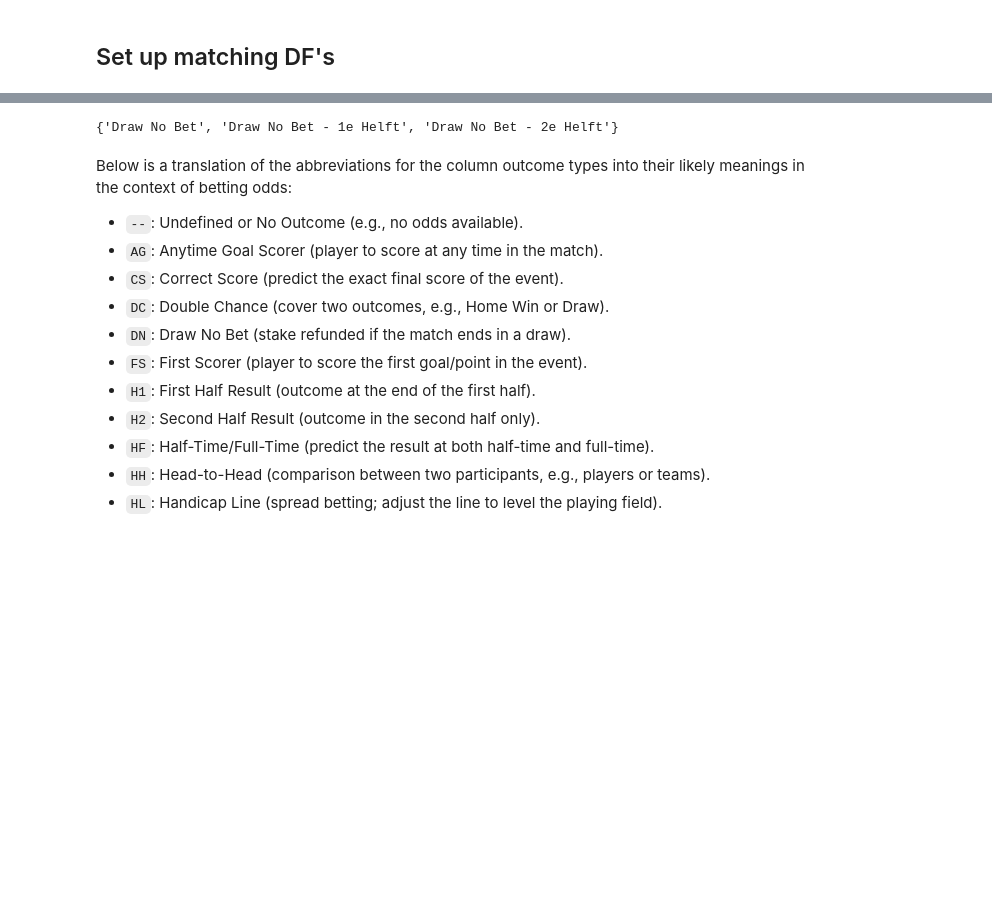
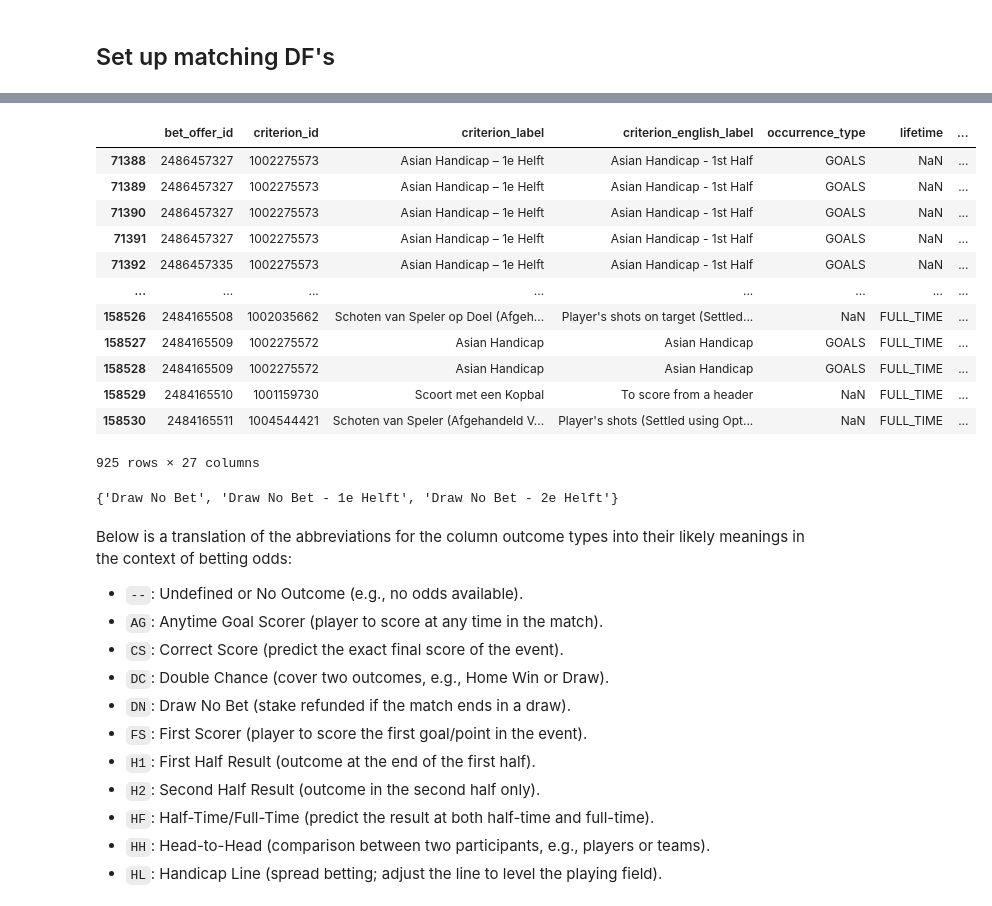
Before and after one commit to carpedimi/ArbitrageBets_sms, a Jupyter notebook: ArbSignal_Football_dev.ipynb, the cells around one changed output, grey strips where cells are left out. Saved outputs shown, nothing was run; the diff lists cells and outputs as text; code cells hidden in the pictures; blank space fills up the shorter version.

```diff
--- a/ArbSignal_Football_dev.ipynb
+++ b/ArbSignal_Football_dev.ipynb
@@ -34,3 +43,19 @@ kambi_raw_football = kambi_raw[kambi_raw['sport'] == 'FOOTBALL']
+# %%
+kambi_raw[kambi_raw['event_name'].str.contains('PSV')]
+# %% [output]
+|  | bet_offer_id | criterion_id | criterion_label | criterion_english_label | occurrence_type | lifetime | ... |
+| 71388 | 2486457327 | 1002275573 | Asian Handicap – 1e Helft | Asian Handicap - 1st Half | GOALS | NaN | ... |
+| 71389 | 2486457327 | 1002275573 | Asian Handicap – 1e Helft | Asian Handicap - 1st Half | GOALS | NaN | ... |
+| 71390 | 2486457327 | 1002275573 | Asian Handicap – 1e Helft | Asian Handicap - 1st Half | GOALS | NaN | ... |
+| 71391 | 2486457327 | 1002275573 | Asian Handicap – 1e Helft | Asian Handicap - 1st Half | GOALS | NaN | ... |
+| 71392 | 2486457335 | 1002275573 | Asian Handicap – 1e Helft | Asian Handicap - 1st Half | GOALS | NaN | ... |
+| ... | ... | ... | ... | ... | ... | ... | ... |
+| 158526 | 2484165508 | 1002035662 | Schoten van Speler op Doel (Afgeh... | Player's shots on target (Settled... | NaN | FULL_TIME | ... |
+| 158527 | 2484165509 | 1002275572 | Asian Handicap | Asian Handicap | GOALS | FULL_TIME | ... |
+| 158528 | 2484165509 | 1002275572 | Asian Handicap | Asian Handicap | GOALS | FULL_TIME | ... |
+| 158529 | 2484165510 | 1001159730 | Scoort met een Kopbal | To score from a header | NaN | FULL_TIME | ... |
+| 158530 | 2484165511 | 1004544421 | Schoten van Speler (Afgehandeld V... | Player's shots (Settled using Opt... | NaN | FULL_TIME | ... |
+925 rows × 27 columns
 # %%
 set(kambi_raw_football[kambi_raw_football['criterion_label'].str.contains('Draw No Bet')]['criterion_label'])
 # %% [output]
```
Also changed, not shown: parts of 50 cells of this notebook, 44 other files.
